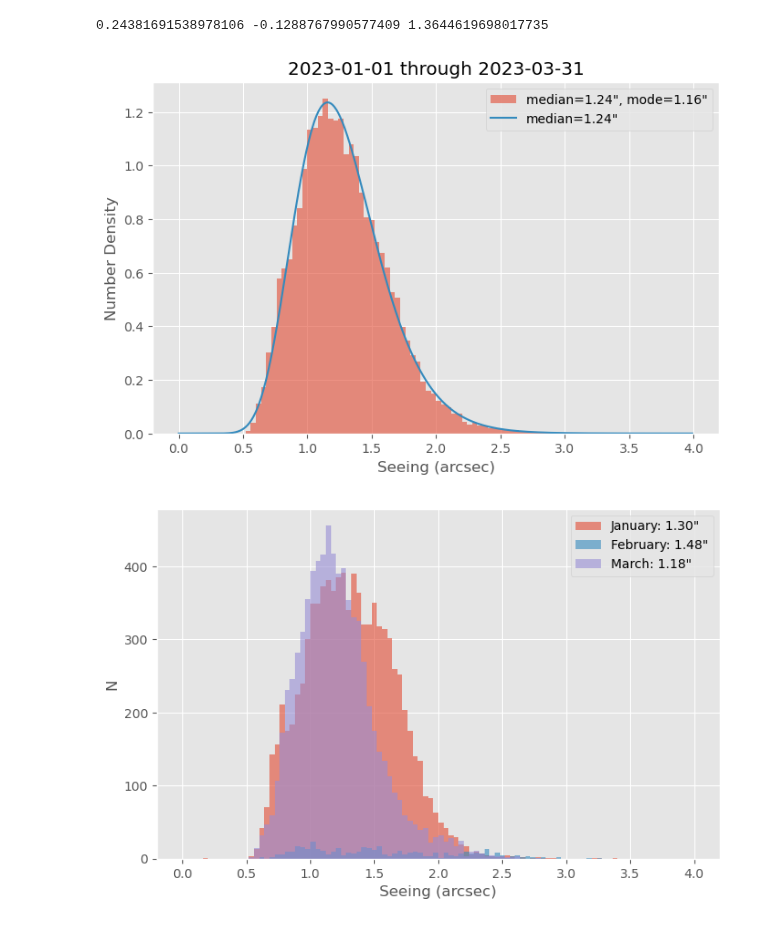
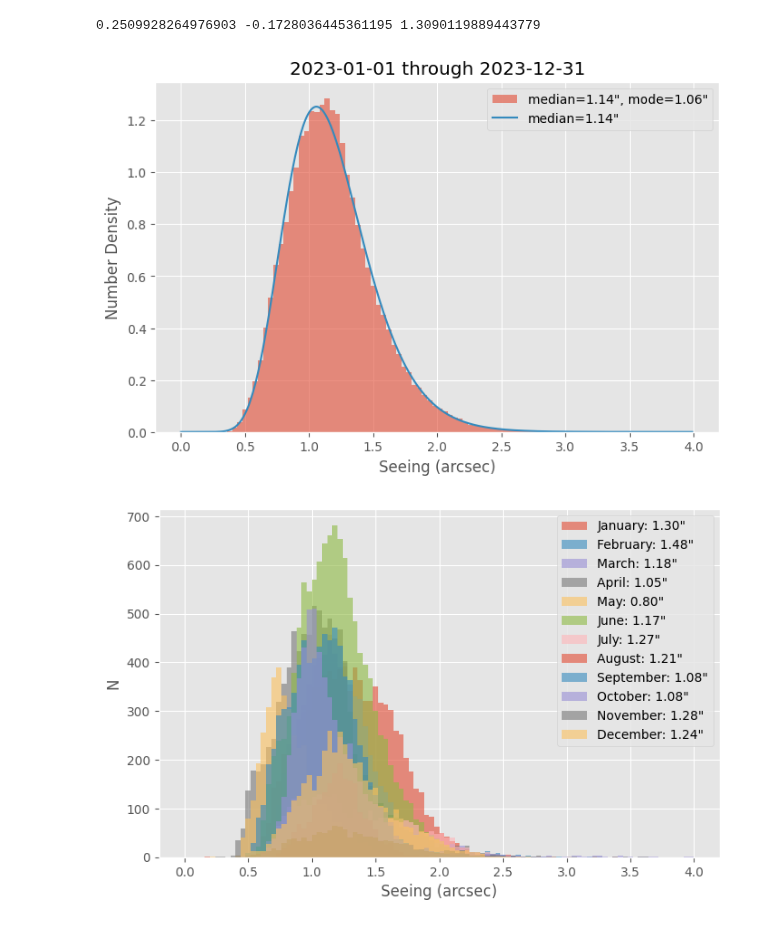
Before and after one commit to MMTObservatory/seeing_analysis, a Jupyter notebook: Seeing Summary - 2023_q1.ipynb, the cells around one changed output. Cells and saved outputs as stored; diff of their text form; code cells hidden in the pictures.

```diff
--- a/Seeing Summary - 2023_q1.ipynb
+++ b/Seeing Summary - 2023_q1.ipynb
@@ -20,9 +20,9 @@ import matplotlib.pyplot as plt
 %autoreload 2
 #%matplotlib widget
 # %%
-rootdir = Path("/Volumes/LaCie 8TB/wfsdat")
+rootdir = Path("./data")
 # use find to make this csv list
-with open(rootdir / "2023_q1.txt") as f:
+with open(rootdir / "2023.txt") as f:
     csvs = f.readlines()
 
 # loop through the csv files and read them with pandas
@@ -99,7 +101,7 @@ mode = np.exp(mu - sigma**2) + loc
 median = np.nanmedian(fixed['seeing'])
 fit_median = exp_mu + loc
 # %% [output]
-0.24381691538978106 -0.1288767990577409 1.3644619698017735
+0.2509928264976903 -0.1728036445361195 1.3090119889443779
 # %%
 # plot normalized histogram with the fit and the median/mode calculated from the fit.
 fig = plt.figure(figsize=(8, 5))
@@ -108,34 +110,43 @@ with plt.style.context('ggplot'):
     logp = plt.plot(x, p, label="logp")
     plt.xlabel("Seeing (arcsec)")
     plt.ylabel("Number Density")
-    plt.title("2023-01-01 through 2023-03-31")
+    plt.title("2023-01-01 through 2023-12-31")
     plt.legend(["median=%.2f\", mode=%.2f\"" % (fit_median, mode), "median=%.2f\"" % (
         median
     )])
-    plt.savefig("2023q1_hist.png")
+    plt.savefig("2023_allyear.png")
 plt.show()
 # %% [output]
-[figure, old version]
+[figure, new version]
 # %%
 # panda time indexing makes it easy to group by month
 fig = plt.figure(figsize=(8, 5))
 months = {}
 legends = []
 months['January'] = fixed.loc['2023-01']
 months['February'] = fixed.loc['2023-02']
 months['March'] = fixed.loc['2023-03']
+months['April'] = fixed.loc['2023-04']
+months['May'] = fixed.loc['2023-05']
+months['June'] = fixed.loc['2023-06']
+months['July'] = fixed.loc['2023-07']
+months['August'] = fixed.loc['2023-08']
+months['September'] = fixed.loc['2023-09']
+months['October'] = fixed.loc['2023-10']
+months['November'] = fixed.loc['2023-11']
+months['December'] = fixed.loc['2023-12']
 for m in months:
     plt.hist(months[m]['seeing'], bins=100, range=(0.0, 4.0), label=m, alpha=0.6)
     legend = "%s: %.2f\"" % (m, np.median(months[m]['seeing']))
     legends.append(legend)
 plt.legend(legends)
 plt.xlabel("Seeing (arcsec)")
 plt.ylabel("N")
 #plt.title("Data and median seeing values grouped by month")
-plt.savefig("2023q1_monthly.png")
+plt.savefig("2023_monthly.png")
 plt.show()
 # %% [output]
-[figure, old version]
+[figure, new version]
 # %%
 # now use the between_time() method to split the data into first and second halves of the night.
 first_half = fixed.between_time(start_time='00:00', end_time='07:00')
```
Also changed, not shown: parts of 21 cells of this notebook, 13 other files.
